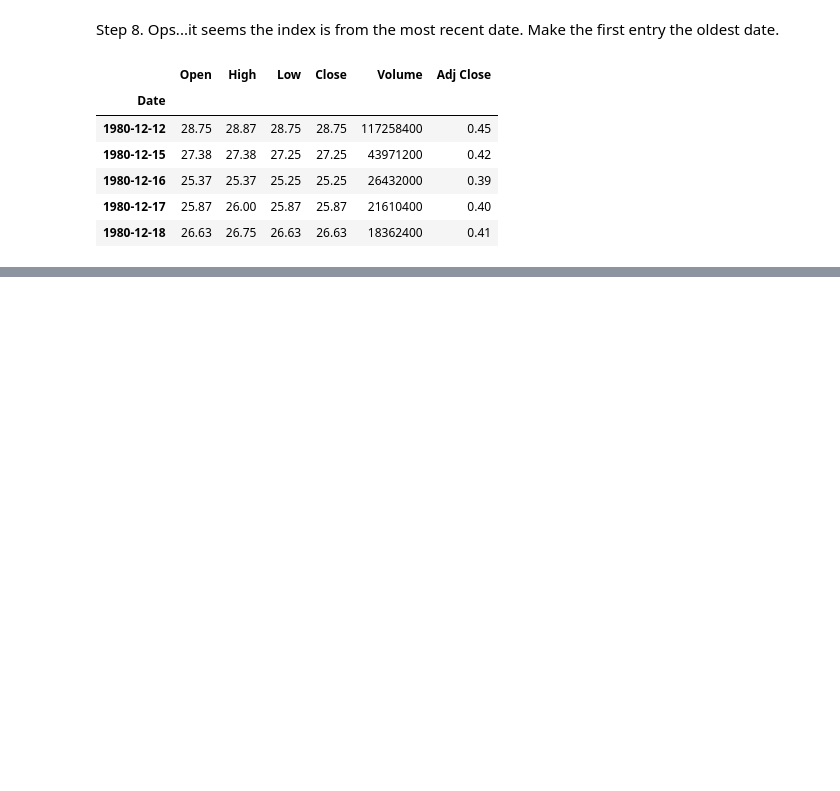
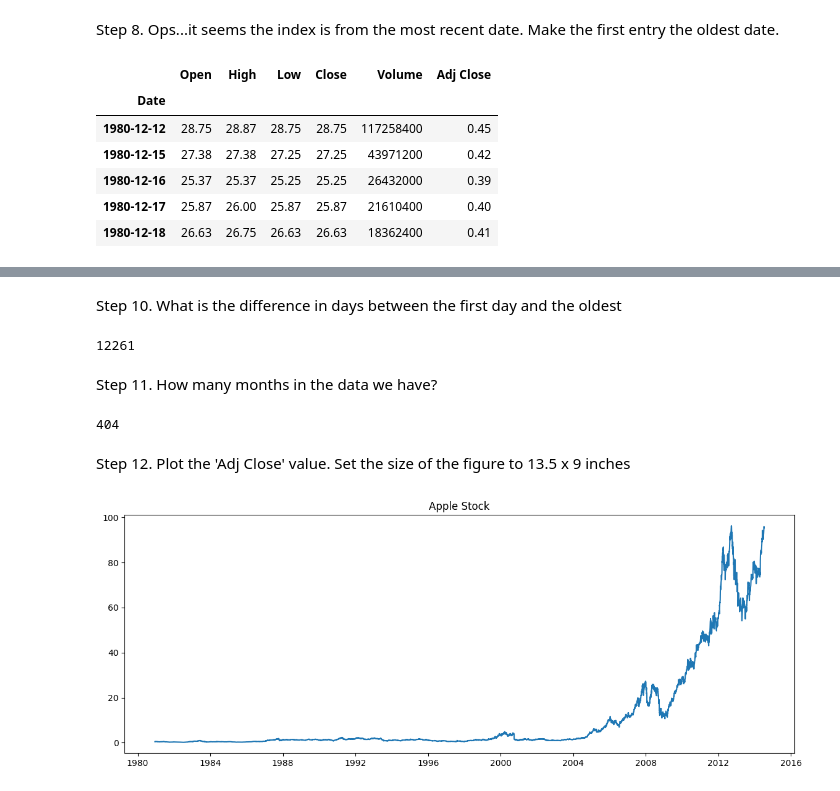
Before and after one commit to Karlajack/Python_classes, a Jupyter notebook: pandasweeklyproject.ipynb, the cells around one changed output, grey strips where cells are left out. Cells and saved outputs as stored; diff of their text form; code cells hidden in the pictures; blank space fills up the shorter version.

```diff
--- a/pandasweeklyproject.ipynb
+++ b/pandasweeklyproject.ipynb
@@ -89,0 +96,25 @@ apple_month
+# %% [markdown]
+Step 10. What is the difference in days between the first day and the oldest
+# %%
+(apple.index.max() - apple.index.min()).days
+# %% [output]
+12261
+# %% [markdown]
+Step 11. How many months in the data we have?
+# %%
+apple_months = apple.resample('BM').mean()
+
+len(apple_months.index)
+# %% [output]
+404
+# %% [markdown]
+Step 12. Plot the 'Adj Close' value. Set the size of the figure to 13.5 x 9 inches
+# %%
+plt.figure(figsize=(14,5))
+x=apple.index
+y=apple['Adj Close']
+plt.plot(x,y)
+plt.title("Apple Stock")
+plt.show()
+# %% [output]
+[figure, added]
```
Also changed, not shown: parts of 1 cell of this notebook.
